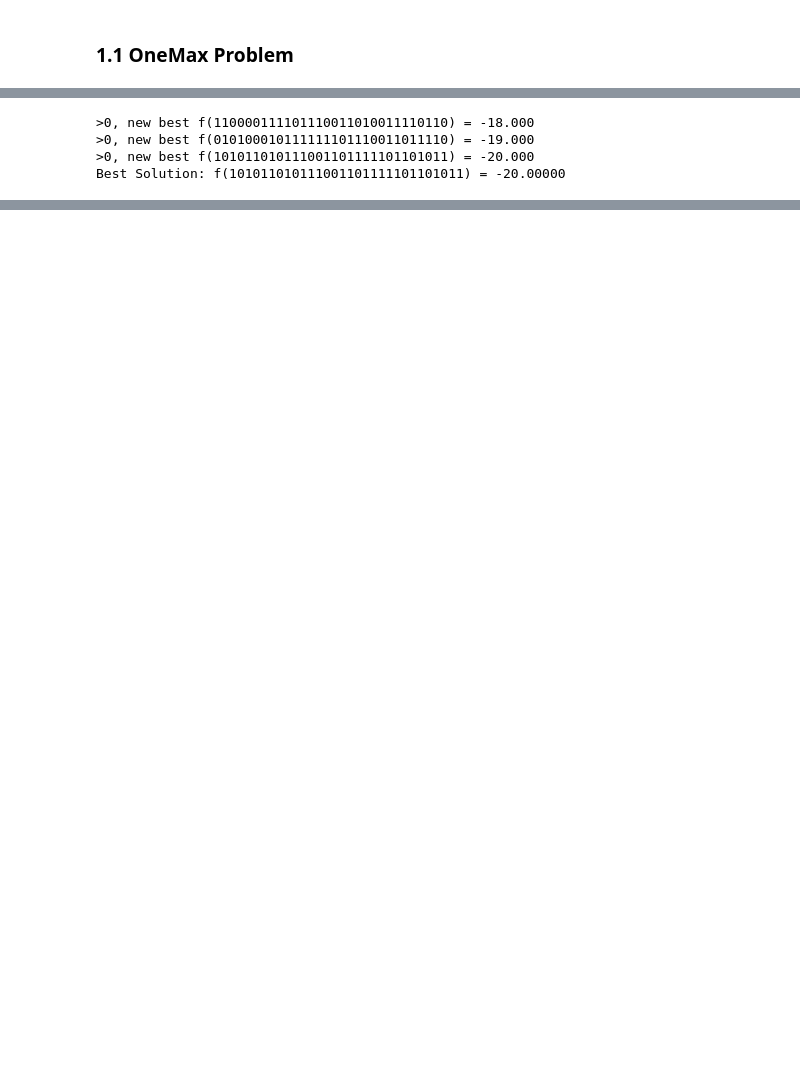
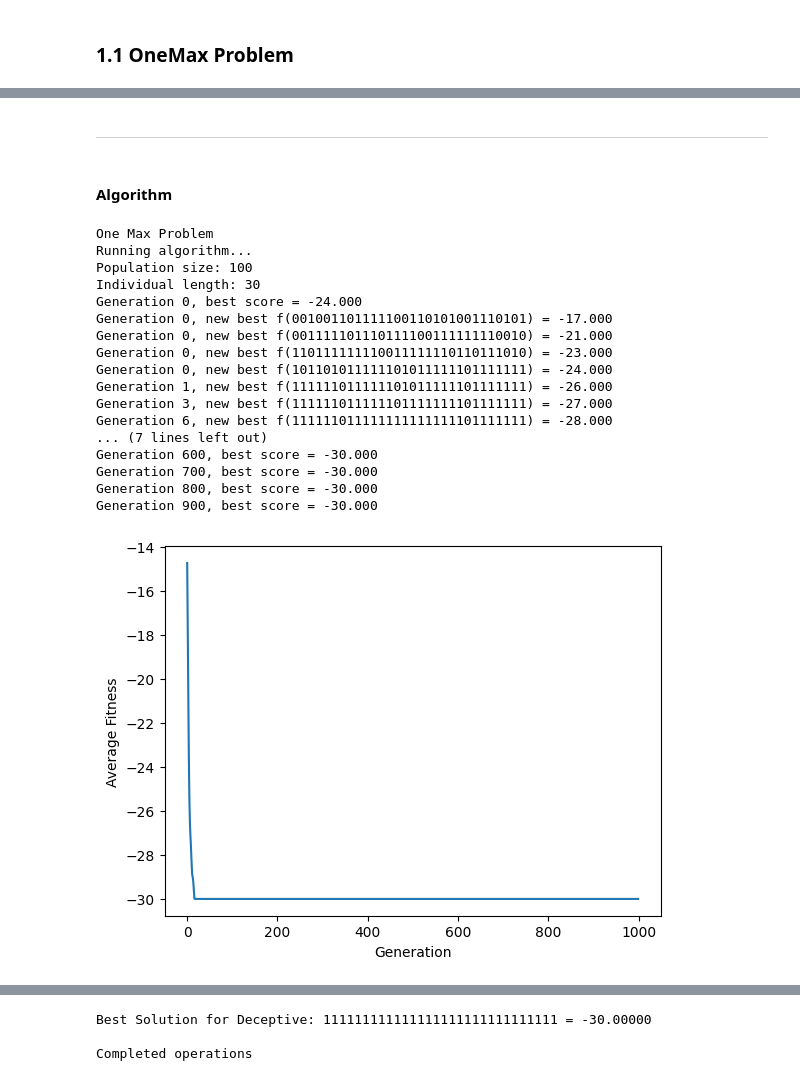
Before and after one commit to czz592/CT421-Assignment, a Jupyter notebook: AS01.ipynb, the cells around one changed output, grey strips where cells are left out. Cells and saved outputs as stored; diff of their text form; code cells hidden in the pictures; blank space fills up the shorter version.

Commit message:
Write functions to complete part A of assignment
This commit includes functions for part A of assignment 1.

```diff
--- a/AS01.ipynb
+++ b/AS01.ipynb
@@ -86,0 +124,12 @@ def fitness(bitstring):
+# %%
+
+# Mutation function
+
+# performs mutation on a bitstring
+
+def mutation(bitstring, mutate_rate=MUTATION_RATE):
+    for i in range(len(bitstring)):
+        # check for mutation
+        if random.random() < mutate_rate:
+            # flips i
+            bitstring = bitstring[:i] + str(1 - int(bitstring[i])) + bitstring[i+1:]
@@ -87 +152,6 @@ def fitness(bitstring):
+# %% [markdown]
+---
+# %% [markdown]
+
+#### Algorithm
 # %%
@@ -118,11 +217,49 @@ def algorithm(fitness, STRING_SIZE, NUM_GENERATIONS, POPULATION_SIZE, CROSSOVER_
     return [best_solution, best_fitness]
-# %%
-# Perform the search
-
-solution, score = algorithm(fitness, STRING_SIZE, NUM_GENERATIONS, POPULATION_SIZE, CROSSOVER_RATE, MUTATION_RATE)
-print('Best Solution: f(%s) = %.5f' % (solution, score))
-# %% [output]
->0, new best f(110000111101110011010011110110) = -18.000
->0, new best f(010100010111111101110011011110) = -19.000
->0, new best f(101011010111001101111101101011) = -20.000
-Best Solution: f(101011010111001101111101101011) = -20.00000
+# %%
+
+# Running algorithm with different fitness functions
+
+if __name__ == '__main__':
+
+    print("One Max Problem")
+    print("Running algorithm...")
+    solution, score = algorithm(
+        one_max_fitness, binary_string_generator, STRING_SIZE, NUM_GENERATIONS, POPULATION_SIZE, CROSSOVER_RATE, MUTATION_RATE, ELITE_FACTOR)
+    print('\nBest Solution for One-max: %s = %.5f' %
+          (solution, score) + "\n")
+
+    print("Target String Problem")
+    print("Running algorithm...")
+    solution, score = algorithm(
+        target_string_fitness, binary_string_generator, STRING_SIZE, NUM_GENERATIONS, POPULATION_SIZE, CROSSOVER_RATE, MUTATION_RATE, ELITE_FACTOR)
+    print('\nBest Solution for Target String: %s = %.5f' %
+          (solution, score) + "\n")
+
+    print("Deceptive Problem")
+    print("Running algorithm...")
+    solution, score = algorithm(
+        deceptive_fitness, binary_string_generator, STRING_SIZE, NUM_GENERATIONS, POPULATION_SIZE, CROSSOVER_RATE, MUTATION_RATE, ELITE_FACTOR)
+    print('\nBest Solution for Deceptive: %s = %.5f' %
+          (solution, score) + "\n")
+
+
+    print("Completed operations")
+# %% [output]
+One Max Problem
+Running algorithm...
+Population size: 100
+Individual length: 30
+Generation 0, best score = -24.000
+Generation 0, new best f(001001101111100110101001110101) = -17.000
+Generation 0, new best f(001111101110111100111111110010) = -21.000
+Generation 0, new best f(110111111110011111110110111010) = -23.000
+Generation 0, new best f(101101011111101011111101111111) = -24.000
+Generation 1, new best f(111111011111101011111101111111) = -26.000
+Generation 3, new best f(111111011111101111111101111111) = -27.000
+Generation 6, new best f(111111011111111111111101111111) = -28.000
+... (7 lines left out)
+Generation 600, best score = -30.000
+Generation 700, best score = -30.000
+Generation 800, best score = -30.000
+Generation 900, best score = -30.000
+[figure, added]
@@ -128,0 +302,3 @@ Best Solution: f(101011010111001101111101101011) = -20.00000
+Best Solution for Deceptive: 111111111111111111111111111111 = -30.00000
+
+Completed operations
```
Also changed, not shown: parts of 20 cells of this notebook.
